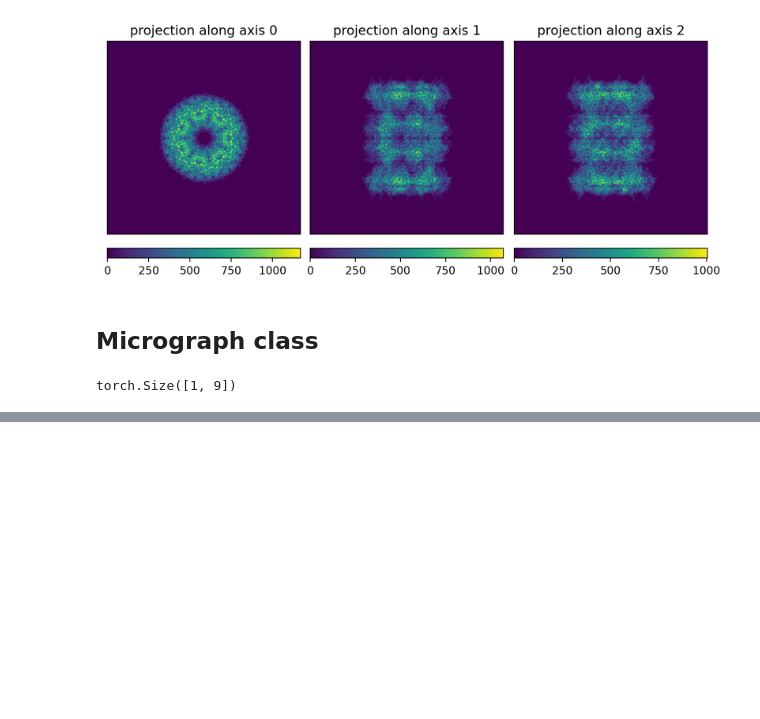
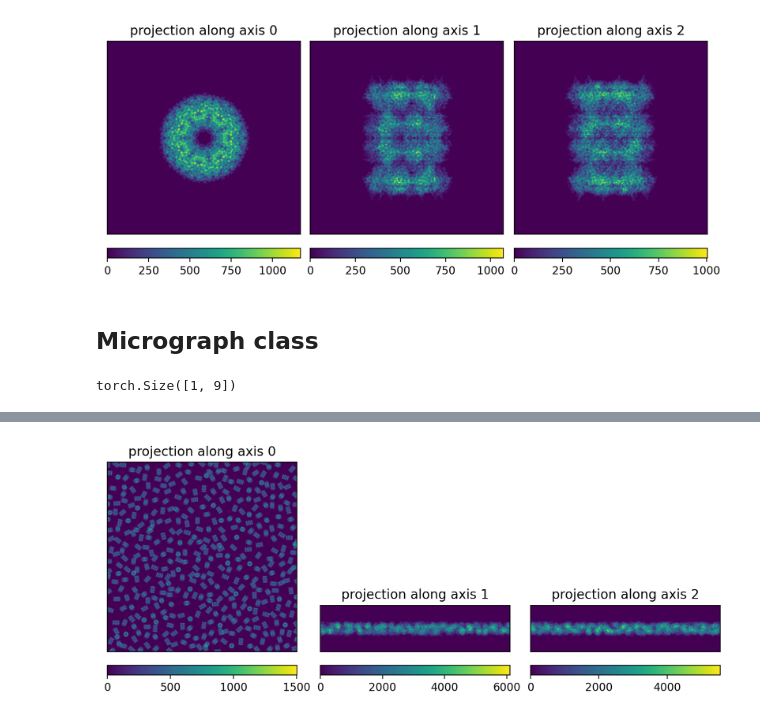
Before and after one commit to joelyeois/specter, a Jupyter notebook: dev-notebooks/micrograph-generator.ipynb, the cells around one changed output, grey strips where cells are left out. Drawn from its saved outputs; the diff is of its cells as text; code cells hidden in the pictures; blank space fills up the shorter version.

```diff
--- a/dev-notebooks/micrograph-generator.ipynb
+++ b/dev-notebooks/micrograph-generator.ipynb
@@ -132,5 +134,7 @@ images.shape
 # %%
-plot3d(model.ice[0].detach().cpu())
+plot3d(model.vols.detach().cpu())
+# %% [output]
+[figure, added]
 # %%
 plt.figure(dpi=200)
 plt.imshow(images[0], cmap='grey', vmin=0, vmax=25)
```
Also changed, not shown: parts of 6 cells of this notebook, 4 other files.
